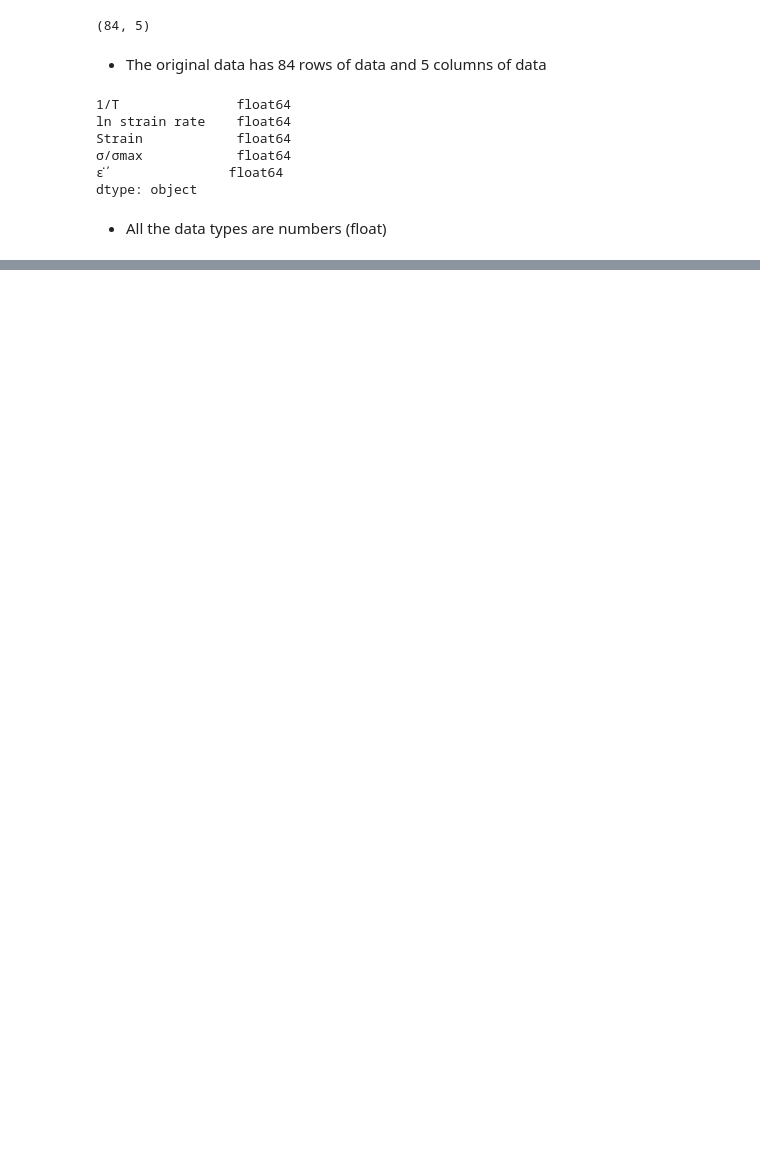
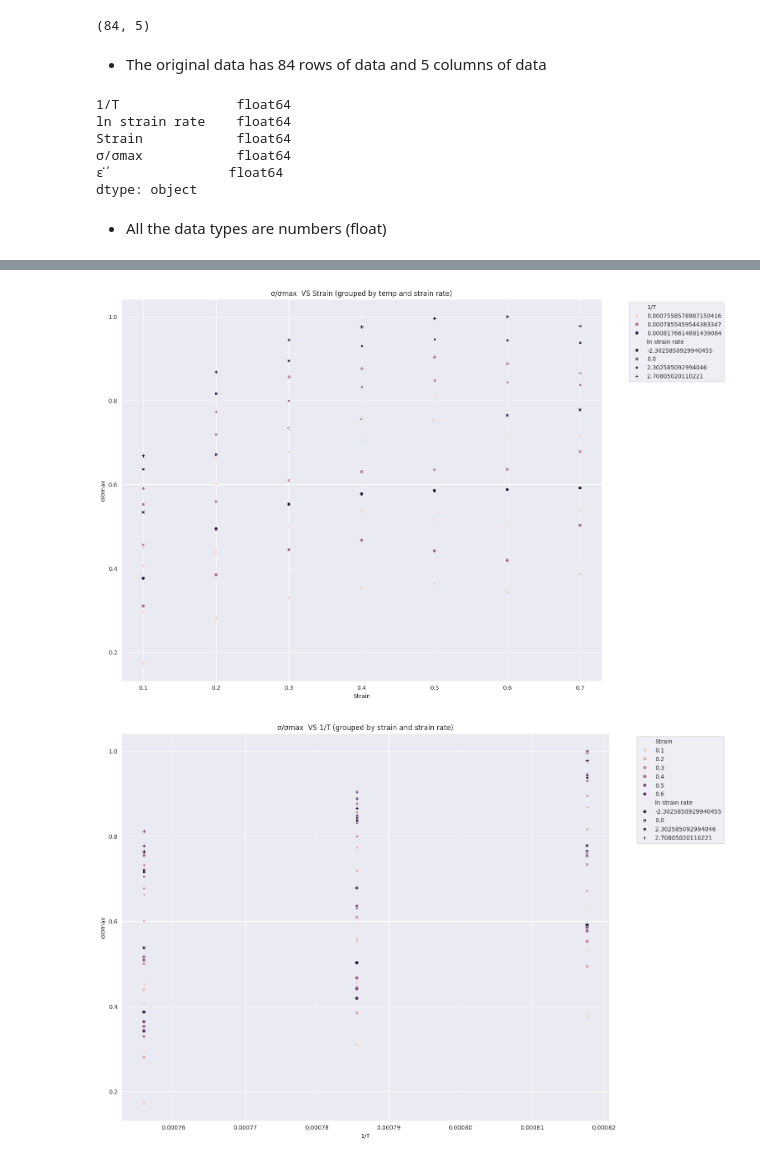
Before and after one commit to Darlene-13/aisi304-flow-stress-optimizer, a Jupyter notebook: notebooks/01_eda.ipynb, the cells around one changed output, grey strips where cells are left out. Cells and saved outputs as stored; diff of their text form; code cells hidden in the pictures; blank space fills up the shorter version.

```diff
--- a/notebooks/01_eda.ipynb
+++ b/notebooks/01_eda.ipynb
@@ -61,0 +144,26 @@ AttributeError: 'int' object has no attribute 'tolist'
+# %%
+# Relationship plots - to understand the relationships between variables
+# Step 1: σ/σmax  VS Strain ( grouped by temp and strain rate)
+plt.figure(figsize=(15,12))
+sns.scatterplot(data=df, x='Strain', y = 'σ/σmax', hue = '1/T', style = 'ln strain rate')
+plt.title('σ/σmax  VS Strain (grouped by temp and strain rate)')
+plt.legend(bbox_to_anchor=(1.05, 1), loc=2)
+plt.show()
+
+# Step 2: σ/σmax vs 1/T (grouped by strain and strain rate)
+plt.figure(figsize=(15,12))
+sns.scatterplot(data = df, x='1/T', y = 'σ/σmax', hue = 'Strain', style = 'ln strain rate')
+plt.title('σ/σmax  VS 1/T (grouped by strain and strain rate)')
+plt.legend(bbox_to_anchor=(1.05, 1), loc=2)
+plt.show()
+
+
+# Step 3: σ/σmax vs ln strain rate (grouped by temp and strain)
+plt.figure(figsize=(15,12))
+sns.scatterplot(data = df, x='ln strain rate', y = 'σ/σmax', hue = '1/T', style = 'Strain')
+plt.title('σ/σmax  VS ln strain rate (grouped by temp and strain)')
+plt.legend(bbox_to_anchor=(1.05, 1), loc=2)
+plt.show()
+# %% [output]
+[figure, added]
+[figure, added]
```
Also changed, not shown: parts of 22 cells of this notebook, 2 other files.
